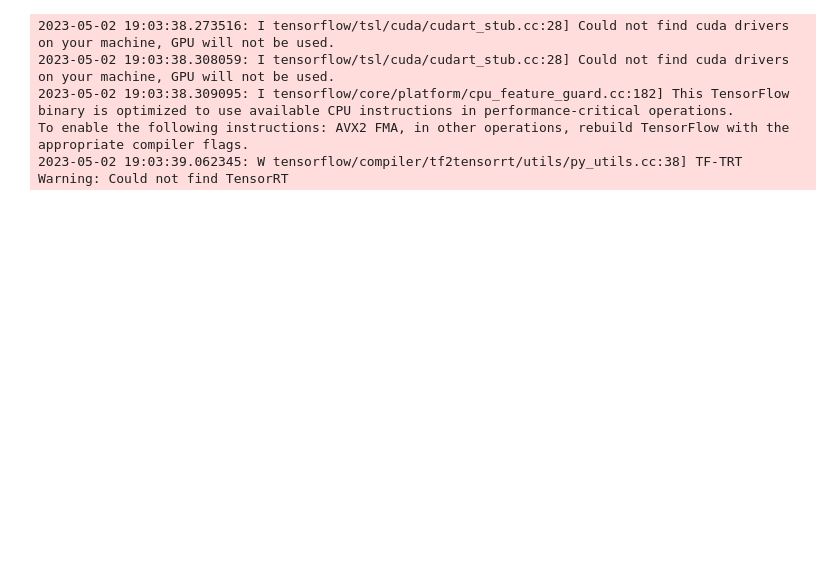
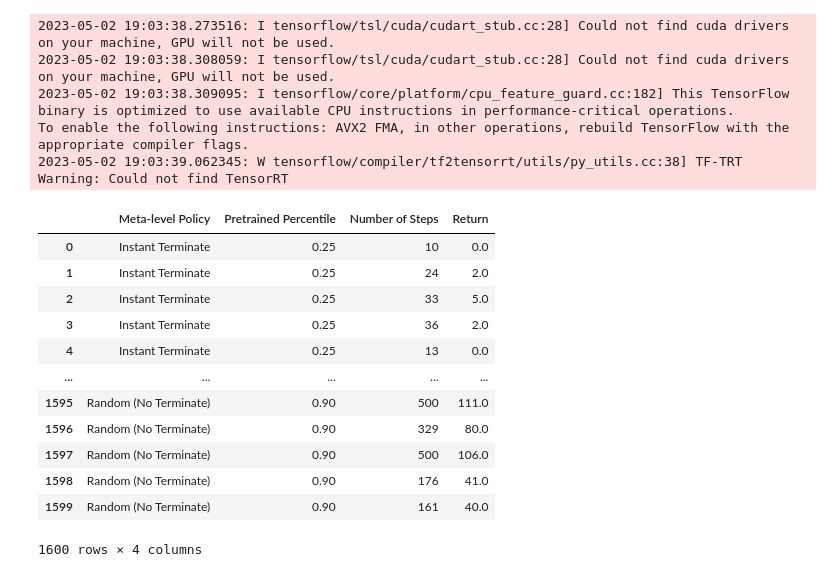
Before and after one commit to justinsvegliato/meta-level-reinforcement-learning, a Jupyter notebook: Plots.ipynb, the cells around one changed output. Cells and saved outputs as stored; diff of their text form; code cells hidden in the pictures; blank space fills up the shorter version.

```diff
--- a/Plots.ipynb
+++ b/Plots.ipynb
@@ -22,4 +22,20 @@ baselines_eval_folder = 'outputs/baseline/procgen/52-55-04-01-05-2023-complete'
 learned_eval_folders = [
     'outputs/eval/procgen/41-09-18-02-05-2023'
 ]
+# %%
+pd.read_csv(os.path.join(baselines_eval_folder, 'episode_stats.csv'))
+# %% [output]
+|  | Meta-level Policy | Pretrained Percentile | Number of Steps | Return |
+| 0 | Instant Terminate | 0.25 | 10 | 0.0 |
+| 1 | Instant Terminate | 0.25 | 24 | 2.0 |
+| 2 | Instant Terminate | 0.25 | 33 | 5.0 |
+| 3 | Instant Terminate | 0.25 | 36 | 2.0 |
+| 4 | Instant Terminate | 0.25 | 13 | 0.0 |
+| ... | ... | ... | ... | ... |
+| 1595 | Random (No Terminate) | 0.90 | 500 | 111.0 |
+| 1596 | Random (No Terminate) | 0.90 | 329 | 80.0 |
+| 1597 | Random (No Terminate) | 0.90 | 500 | 106.0 |
+| 1598 | Random (No Terminate) | 0.90 | 176 | 41.0 |
+| 1599 | Random (No Terminate) | 0.90 | 161 | 40.0 |
+1600 rows × 4 columns
 # %%
```
Also changed, not shown: parts of 6 cells of this notebook, 2 other files.
